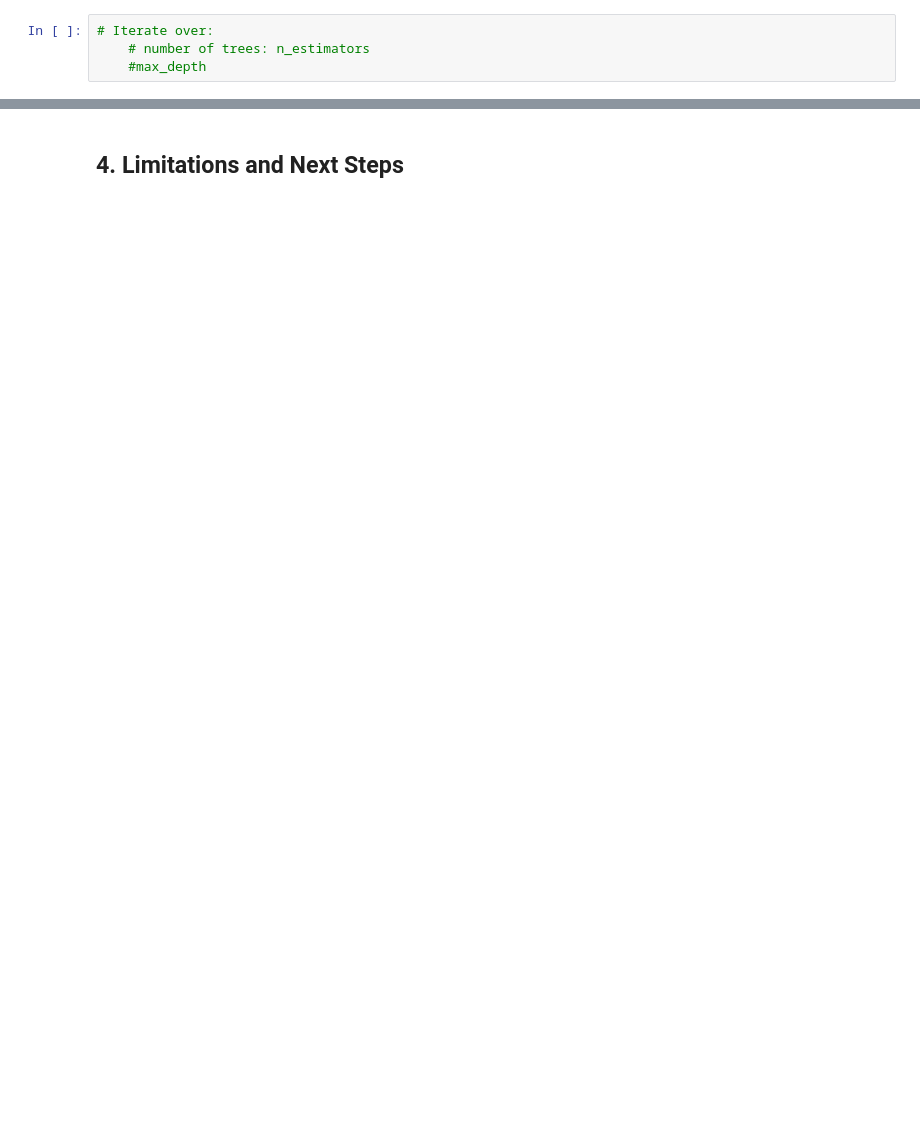
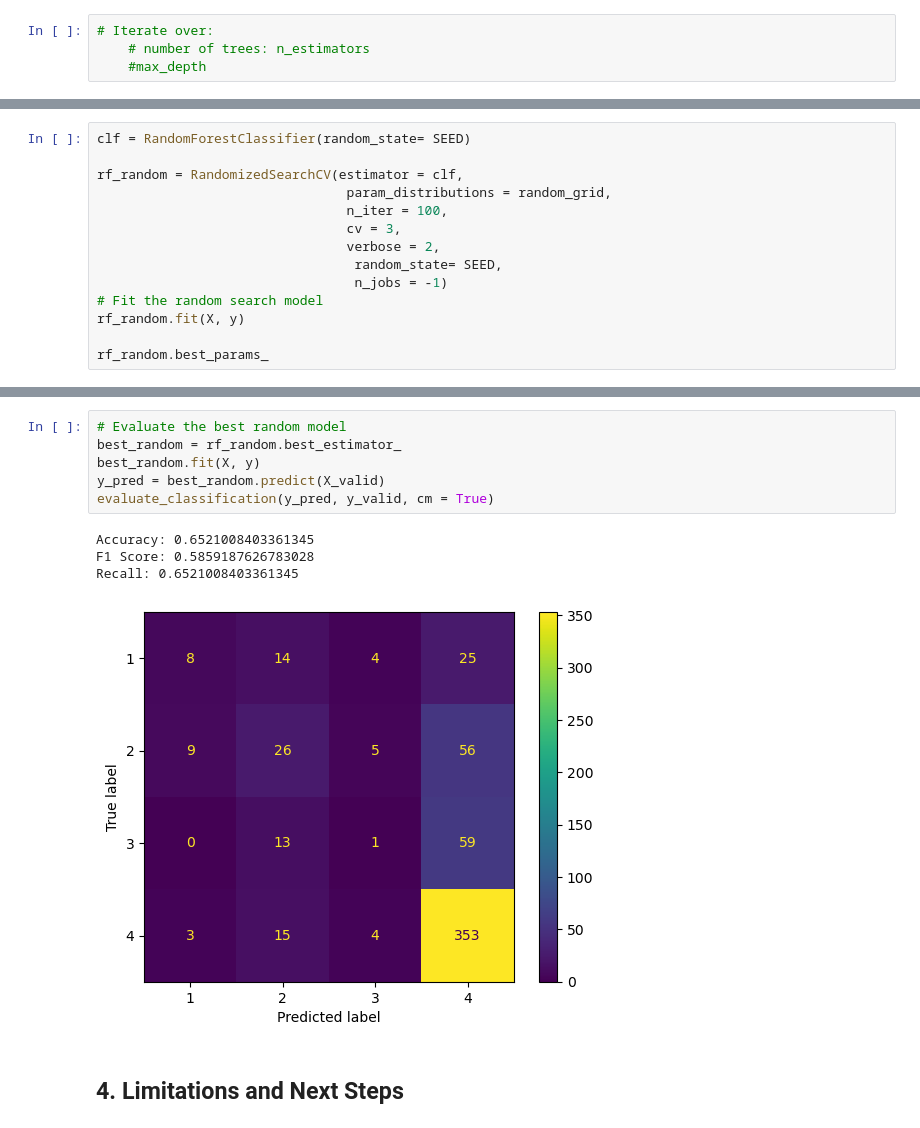
Before and after one commit to andrewjtdunn/Costa-Rican-Household-Poverty-Level-Prediction, a Jupyter notebook: Random_Forest.ipynb, the cells around one changed output, grey strips where cells are left out. Drawn from its saved outputs; the diff is of its cells as text; blank space fills up the shorter version.

```diff
--- a/Random_Forest.ipynb
+++ b/Random_Forest.ipynb
@@ -93,0 +169,14 @@ array([0.01631159, 0.00455889, 0.01699963, 0.01459338, 0.00864973,
+# %%
+clf = RandomForestClassifier(random_state= SEED)
+
+rf_random = RandomizedSearchCV(estimator = clf,
+                                param_distributions = random_grid,
+                                n_iter = 100,
+                                cv = 3,
+                                verbose = 2,
+                                 random_state= SEED,
+                                 n_jobs = -1)
+# Fit the random search model
+rf_random.fit(X, y)
+
+rf_random.best_params_
@@ -94,2 +207,13 @@ array([0.01631159, 0.00455889, 0.01699963, 0.01459338, 0.00864973,
+# %%
+# Evaluate the best random model
+best_random = rf_random.best_estimator_
+best_random.fit(X, y)
+y_pred = best_random.predict(X_valid)
+evaluate_classification(y_pred, y_valid, cm = True)
+# %% [output]
+Accuracy: 0.6521008403361345
+F1 Score: 0.5859187626783028
+Recall: 0.6521008403361345
+[figure, added]
 # %% [markdown]
 ## 4. Limitations and Next Steps
```
Also changed, not shown: parts of 12 cells of this notebook.
